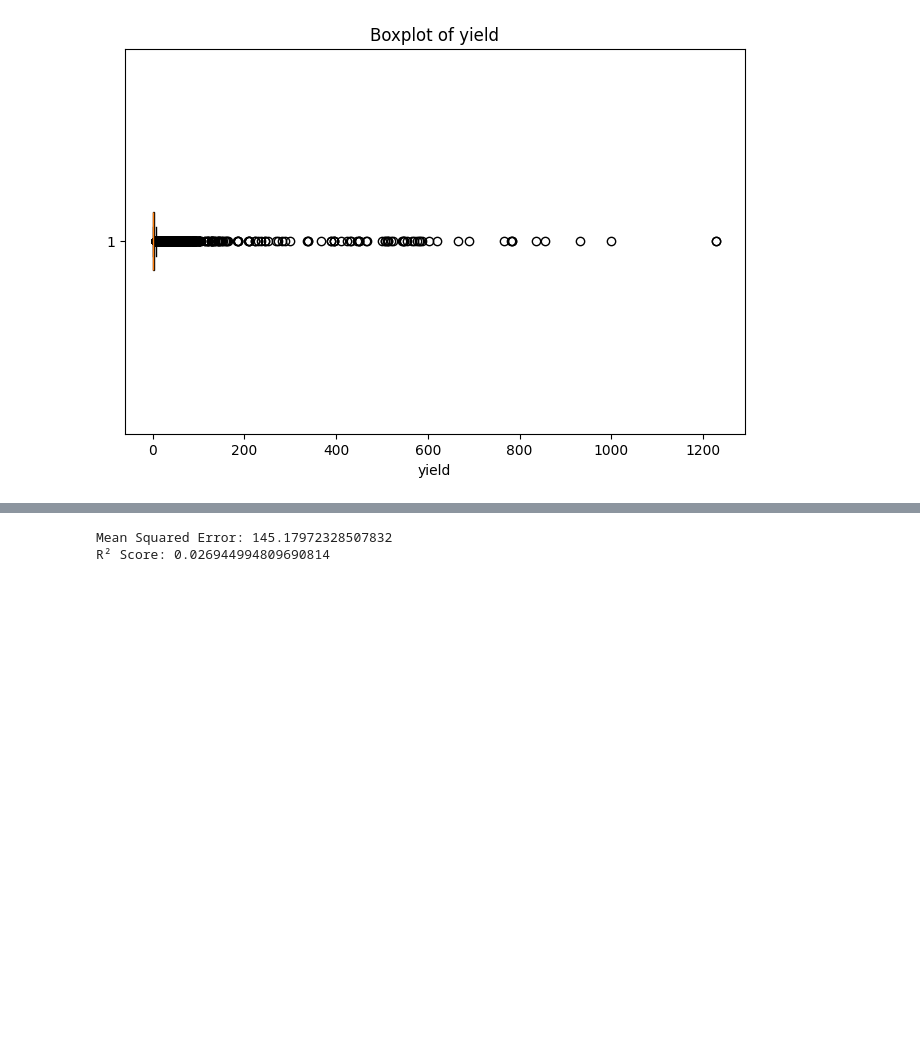
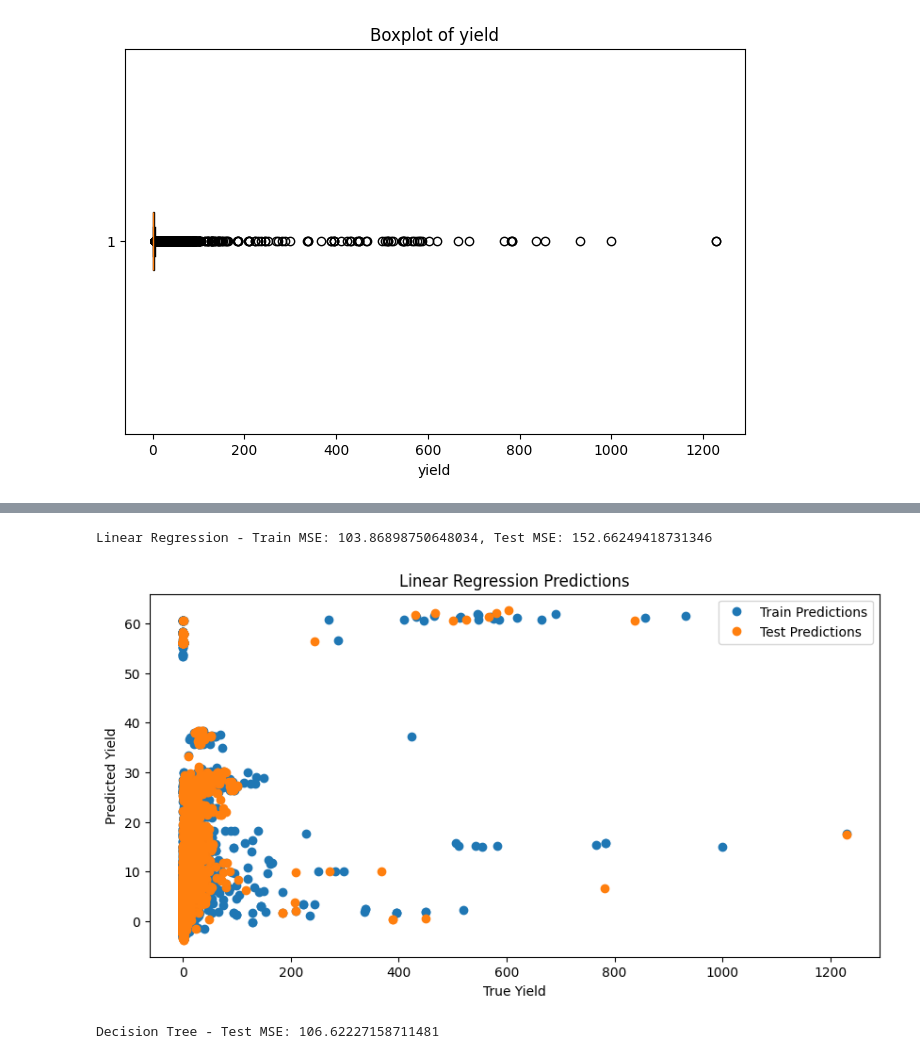
Before and after one commit to Clint07-datascientist/Linear-Regression-Model-Deployment-Using-Flutter, a Jupyter notebook: ml_model/crop_yield_prediction.ipynb, the cells around one changed output, grey strips where cells are left out. Drawn from its saved outputs; the diff is of its cells as text; code cells hidden in the pictures; blank space fills up the shorter version.

```diff
--- a/ml_model/crop_yield_prediction.ipynb
+++ b/ml_model/crop_yield_prediction.ipynb
@@ -402,21 +404,57 @@ y = df['yield']
 X_train, X_test, y_train, y_test = train_test_split(X, y, test_size=0.2, random_state=42)
-# %%
-from sklearn.linear_model import LinearRegression
-from sklearn.metrics import mean_squared_error, r2_score
-
-# Initialize and train the model
-model = LinearRegression()
-model.fit(X_train, y_train)
-
-# Make predictions
-y_pred = model.predict(X_test)
-
-# Evaluate the model
-mse = mean_squared_error(y_test, y_pred)
-r2 = r2_score(y_test, y_pred)
-
-print(f"Mean Squared Error: {mse}")
-print(f"R² Score: {r2}")
-# %% [output]
-Mean Squared Error: 145.17972328507832
-R² Score: 0.026944994809690814
+# %%
+# Preprocessing: OneHotEncoding for categorical variables, scaling for numerical variables
+categorical_features = ['country', 'province', 'product', 'season_name']
+numerical_features = ['time_to_harvest', 'area', 'production']
+
+preprocessor = ColumnTransformer(
+    transformers=[
+        ('cat', OneHotEncoder(handle_unknown='ignore'), categorical_features),
+        ('num', StandardScaler(), numerical_features)
+    ]
+)
+# %%
+# Linear Regression Model
+lr_pipeline = Pipeline(steps=[
+    ('preprocessor', preprocessor),
+    ('regressor', LinearRegression())
+])
+# %%
+# Train the Linear Regression model
+lr_pipeline.fit(X_train, y_train)
+
+# Evaluate Linear Regression
+y_train_pred = lr_pipeline.predict(X_train)
+y_test_pred = lr_pipeline.predict(X_test)
+
+train_mse_lr = mean_squared_error(y_train, y_train_pred)
+test_mse_lr = mean_squared_error(y_test, y_test_pred)
+
+print(f"Linear Regression - Train MSE: {train_mse_lr}, Test MSE: {test_mse_lr}")
+# %% [output]
+Linear Regression - Train MSE: 103.86898750648034, Test MSE: 152.66249418731346
+# %%
+# Plot loss curve for Linear Regression
+plt.figure(figsize=(10, 5))
+plt.plot(y_train, y_train_pred, 'o', label='Train Predictions')
+plt.plot(y_test, y_test_pred, 'o', label='Test Predictions')
+plt.title('Linear Regression Predictions')
+plt.xlabel('True Yield')
+plt.ylabel('Predicted Yield')
+plt.legend()
+plt.show()
+# %% [output]
+[figure, added]
+# %%
+# Decision Tree Model
+dt_pipeline = Pipeline(steps=[
+    ('preprocessor', preprocessor),
+    ('regressor', DecisionTreeRegressor(random_state=42))
+])
+
+dt_pipeline.fit(X_train, y_train)
+y_test_pred_dt = dt_pipeline.predict(X_test)
+test_mse_dt = mean_squared_error(y_test, y_test_pred_dt)
+print(f"Decision Tree - Test MSE: {test_mse_dt}")
+# %% [output]
+Decision Tree - Test MSE: 106.62227158711481
```
Also changed, not shown: parts of 18 cells of this notebook, 1 other file.
